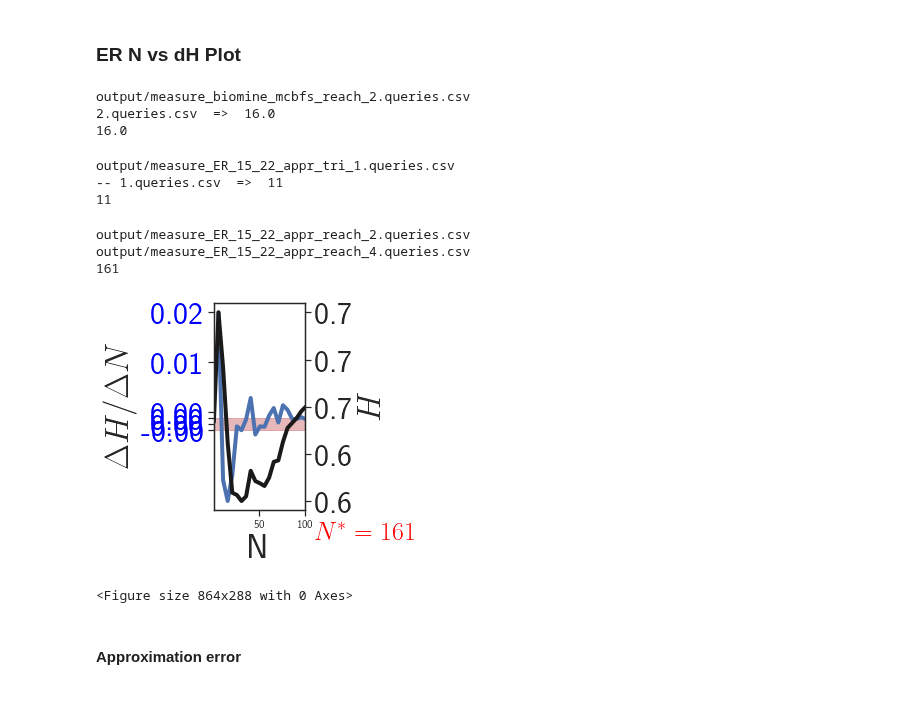
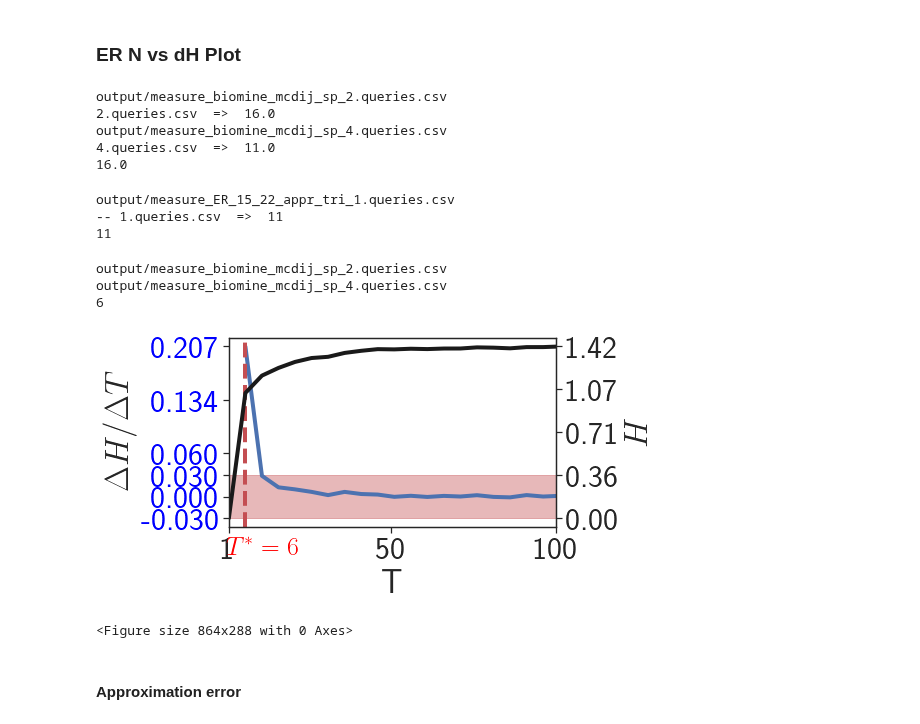
Before and after one commit to toggled/uncertainty, a Jupyter notebook: test.ipynb, the cells around one changed output. Drawn from its saved outputs; the diff is of its cells as text; code cells hidden in the pictures.

```diff
--- a/test.ipynb
+++ b/test.ipynb
@@ -134,11 +134,12 @@ M
 ### ER N vs dH Plot
 # %%
 # pr = 'tri'
-# pr = 'sp'
-pr='reach'
+pr = 'sp'
+# pr='reach'
 # alg = 'appr'
 # alg = 'mcdij'
-alg = 'mcbfs'
+# alg = 'mcbfs'
+alg='mcdij'
 # alg = 'mcapproxtri'
 # data = 'ER_15_22'
 # data = 'flickr'
@@ -147,10 +148,11 @@ data = 'biomine'
 _max = -1
 # invert = True
 invert = False
-loop = 'N' # 'T'
-epsilon = 0.001
-# epsilon = 0.03
-for q in [2]:
+# loop = 'N' # 'T'
+loop = 'T'
+# epsilon = 0.001
+epsilon = 0.03
+for q in [2,4]:
 # for q in [1,2,3,4]:
 # for q in [1]:
     qset = str(q)+'.queries.csv'
@@ -176,8 +178,10 @@ for q in [2]:
 print(_max)
 # avg_df
 # %% [output]
-output/measure_biomine_mcbfs_reach_2.queries.csv
+output/measure_biomine_mcdij_sp_2.queries.csv
 2.queries.csv  =>  16.0
+output/measure_biomine_mcdij_sp_4.queries.csv
+4.queries.csv  =>  11.0
 16.0
 # %%
 import pandas as pd
@@ -244,25 +248,25 @@ output/measure_ER_15_22_appr_tri_1.queries.csv
 import pandas as pd
 from matplotlib.ticker import FormatStrFormatter
 
-pr = 'reach'
-# pr = 'sp'
+# pr = 'reach'
+pr = 'sp'
 # pr='tri'
-alg = 'appr'
-# alg = 'mcdij'
+# alg = 'appr'
+alg = 'mcdij'
 # alg = 'mcbfs'
 # alg = 'mcapproxtri'
 # data = 'products'
 # data = 'papers'
 # data = 'restaurants'
-data = 'ER_15_22'
+# data = 'ER_15_22'
 # data = 'flickr'
 # data = 'rome'
-# data = 'biomine'
+data = 'biomine'
 _max = -1
 # invert = True
 invert = False
-loop = 'N' # 'T'
-# loop = 'T'
+# loop = 'N' # 'T'
+loop = 'T'
 epsilon = [0.001,0.03][loop=='T']
 # epsilon = 0.03
 step = 5
@@ -337,37 +341,37 @@ eps = np.ones_like(x)*epsilon
 plt.fill_between(x, zero - eps, zero + eps, color='r', alpha=0.4)
 
 plt.ylabel('$\Delta H/\Delta '+loop+'$',fontsize=fontsize)
 plt.xlabel(loop,fontsize=fontsize)
 ax.xaxis.set_major_formatter(FormatStrFormatter('%d'))
 # plt.xticks(np.linspace(avg_df[loop].min(),avg_df[loop].max()//2,3),fontsize=fontsize-2)
 plt.xticks([1,50,100], fontsize=fontsize-2)
 plt.yticks([-epsilon,0,epsilon]+np.linspace(2*epsilon,avg_df['dHdN'].max(),3).tolist(),fontsize=fontsize-2,color='blue')
 # plt.yticks([-0.03,0,0.03,0.06,avg_df['dHdN'].max()],fontsize=fontsize-2)
 # ax.rig
 # plt.yticks(fontsize=fontsize-2)
 ax2 = ax.twinx()
 avg_df.plot(loop,'H',ax=ax2,color='k',legend=None,lw=lw)
 plt.yticks(np.linspace(avg_df['H'].min(),avg_df['H'].max(),5),fontsize=fontsize-2)
 plt.ylabel('$H$',fontsize=fontsize)
 ax = plt.gca()
 if data == 'ER_15_22':
     ax.yaxis.set_major_formatter(FormatStrFormatter('%.1f'))
 else:
     ax.yaxis.set_major_formatter(FormatStrFormatter('%.2f'))
 # ax.set_yticks('left',fontsize=fontsize-2)
 # print(avg_df['H'])
 plt.xlim((1,100))
 # plt.legend(loc = 'upper left', fontsize=fontsize+6, bbox_to_anchor=(0.8,1.01),frameon = False,prop={"size":28})
 plt.tight_layout()
 plt.savefig('figs/er_'+alg+'_'+pr+'_'+loop+'loop.pdf')
 plt.show()
 plt.clf()
 # avg_df
 # %% [output]
-output/measure_ER_15_22_appr_reach_2.queries.csv
-output/measure_ER_15_22_appr_reach_4.queries.csv
-161
+output/measure_biomine_mcdij_sp_2.queries.csv
+output/measure_biomine_mcdij_sp_4.queries.csv
+6
-[figure, old version]
+[figure, new version]
 <Figure size 864x288 with 0 Axes>
 # %% [markdown]
 #### Approximation error
```
Also changed, not shown: parts of 1 cell of this notebook, 3 other files.
